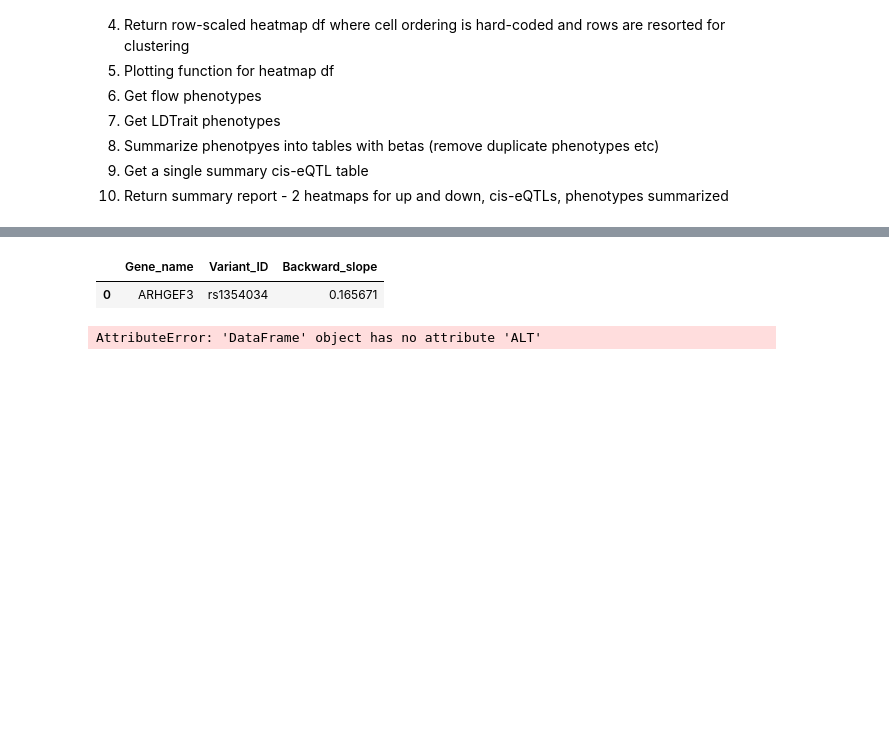
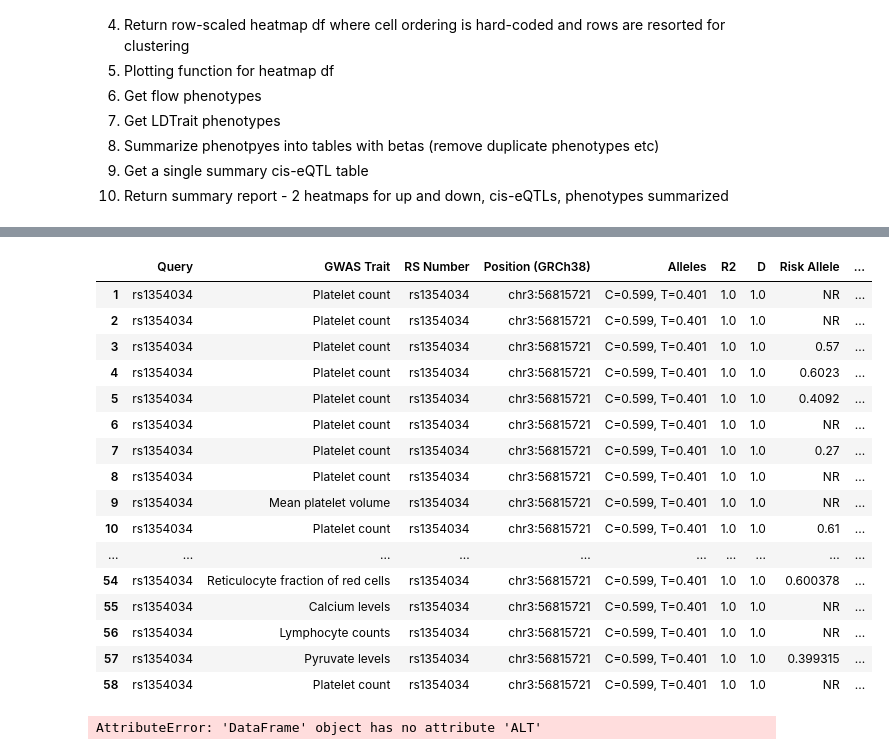
Before and after one commit to zainomarali/ImmuneGWAS, a Jupyter notebook: trans.ipynb, the cells around one changed output, grey strips where cells are left out. Cells and saved outputs as stored; diff of their text form; code cells hidden in the pictures; blank space fills up the shorter version.

```diff
--- a/trans.ipynb
+++ b/trans.ipynb
@@ -134,7 +134,23 @@ gen_cis = x.results.eqtlgen_cis_df
 # %%
+x.results.ldtrait()
 # %% [output]
-|  | Gene_name | Variant_ID | Backward_slope |
-| 0 | ARHGEF3 | rs1354034 | 0.165671 |
+|  | Query | GWAS Trait | RS Number | Position (GRCh38) | Alleles | R2 | D | Risk Allele | ... |
+| 1 | rs1354034 | Platelet count | rs1354034 | chr3:56815721 | C=0.599, T=0.401 | 1.0 | 1.0 | NR | ... |
+| 2 | rs1354034 | Platelet count | rs1354034 | chr3:56815721 | C=0.599, T=0.401 | 1.0 | 1.0 | NR | ... |
+| 3 | rs1354034 | Platelet count | rs1354034 | chr3:56815721 | C=0.599, T=0.401 | 1.0 | 1.0 | 0.57 | ... |
+| 4 | rs1354034 | Platelet count | rs1354034 | chr3:56815721 | C=0.599, T=0.401 | 1.0 | 1.0 | 0.6023 | ... |
+| 5 | rs1354034 | Platelet count | rs1354034 | chr3:56815721 | C=0.599, T=0.401 | 1.0 | 1.0 | 0.4092 | ... |
+| 6 | rs1354034 | Platelet count | rs1354034 | chr3:56815721 | C=0.599, T=0.401 | 1.0 | 1.0 | NR | ... |
+| 7 | rs1354034 | Platelet count | rs1354034 | chr3:56815721 | C=0.599, T=0.401 | 1.0 | 1.0 | 0.27 | ... |
+| 8 | rs1354034 | Platelet count | rs1354034 | chr3:56815721 | C=0.599, T=0.401 | 1.0 | 1.0 | NR | ... |
+| 9 | rs1354034 | Mean platelet volume | rs1354034 | chr3:56815721 | C=0.599, T=0.401 | 1.0 | 1.0 | NR | ... |
+| 10 | rs1354034 | Platelet count | rs1354034 | chr3:56815721 | C=0.599, T=0.401 | 1.0 | 1.0 | 0.61 | ... |
+| ... | ... | ... | ... | ... | ... | ... | ... | ... | ... |
+| 54 | rs1354034 | Reticulocyte fraction of red cells | rs1354034 | chr3:56815721 | C=0.599, T=0.401 | 1.0 | 1.0 | 0.600378 | ... |
+| 55 | rs1354034 | Calcium levels | rs1354034 | chr3:56815721 | C=0.599, T=0.401 | 1.0 | 1.0 | NR | ... |
+| 56 | rs1354034 | Lymphocyte counts | rs1354034 | chr3:56815721 | C=0.599, T=0.401 | 1.0 | 1.0 | NR | ... |
+| 57 | rs1354034 | Pyruvate levels | rs1354034 | chr3:56815721 | C=0.599, T=0.401 | 1.0 | 1.0 | 0.399315 | ... |
+| 58 | rs1354034 | Platelet count | rs1354034 | chr3:56815721 | C=0.599, T=0.401 | 1.0 | 1.0 | NR | ... |
 # %%
 # the above cell does all the trans-eQTL processing and looks up all the cis-eQTL data
 
```
Also changed, not shown: parts of 3 cells of this notebook.
